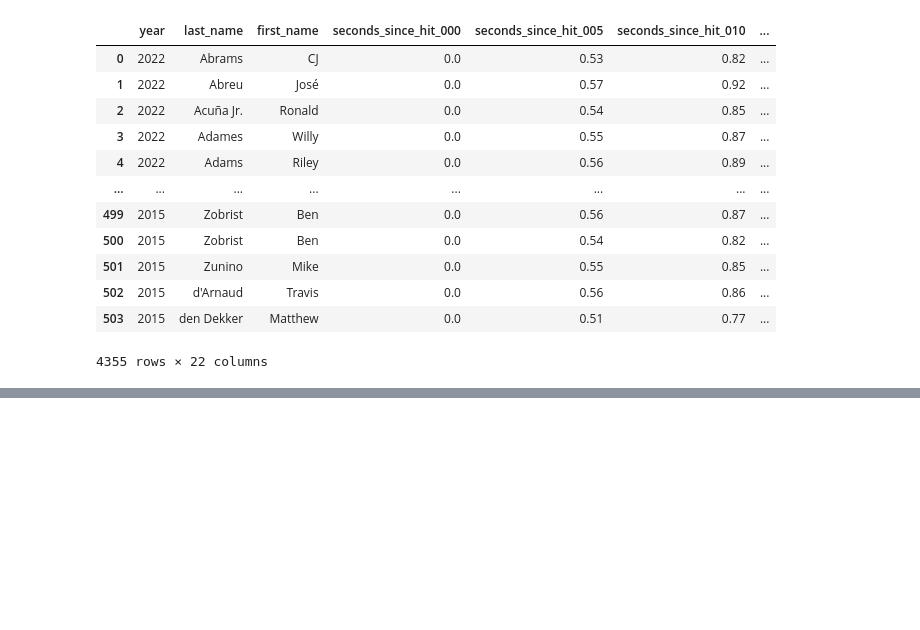
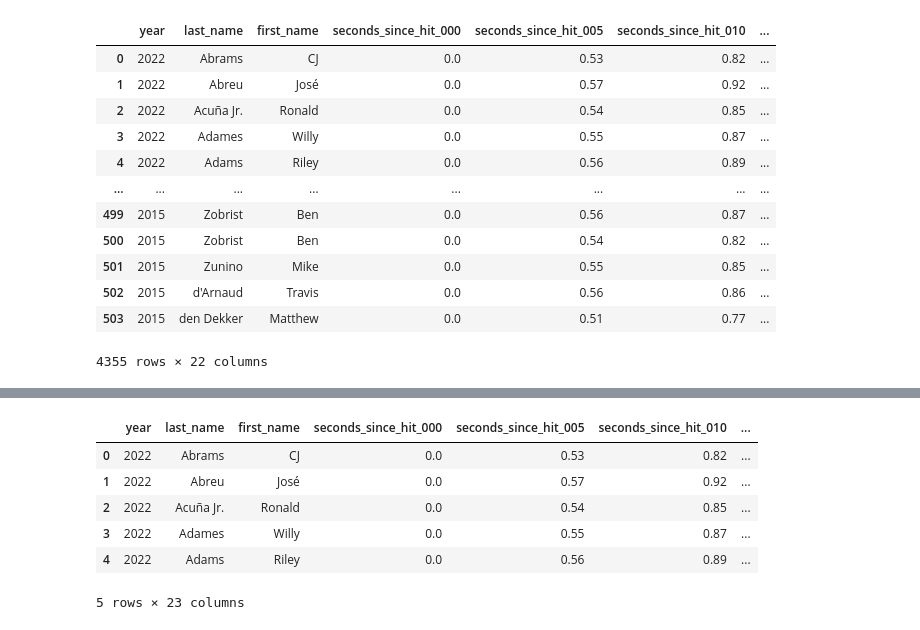
Before and after one commit to MireyNM/Predict_Future_MLB_Stats, a Jupyter notebook: Code/running_splits.ipynb, the cells around one changed output, grey strips where cells are left out. Saved outputs shown, nothing was run; the diff lists cells and outputs as text; code cells hidden in the pictures; blank space fills up the shorter version.

Commit message:
pushing cleaned running_splits_df

```diff
--- a/Code/running_splits.ipynb
+++ b/Code/running_splits.ipynb
@@ -78,0 +77,9 @@ running_splits_df_clean
+# %%
+# feet per second for players
+d = 90
+t = running_splits_df['seconds_since_hit_090']
+s = d/t
+
+# creating new column to table and filling with values
+running_splits_df_clean['player speed (f/s)'] = s
+running_splits_df_clean
@@ -78,0 +100,11 @@ running_splits_df_clean
+# %%
+# checking df
+running_splits_df_clean.head()
+# %% [output]
+|  | year | last_name | first_name | seconds_since_hit_000 | seconds_since_hit_005 | seconds_since_hit_010 | ... |
+| 0 | 2022 | Abrams | CJ | 0.0 | 0.53 | 0.82 | ... |
+| 1 | 2022 | Abreu | José | 0.0 | 0.57 | 0.92 | ... |
+| 2 | 2022 | Acuña Jr. | Ronald | 0.0 | 0.54 | 0.85 | ... |
+| 3 | 2022 | Adames | Willy | 0.0 | 0.55 | 0.87 | ... |
+| 4 | 2022 | Adams | Riley | 0.0 | 0.56 | 0.89 | ... |
+5 rows × 23 columns
```
Also changed, not shown: parts of 3 cells of this notebook, 1 other file.
